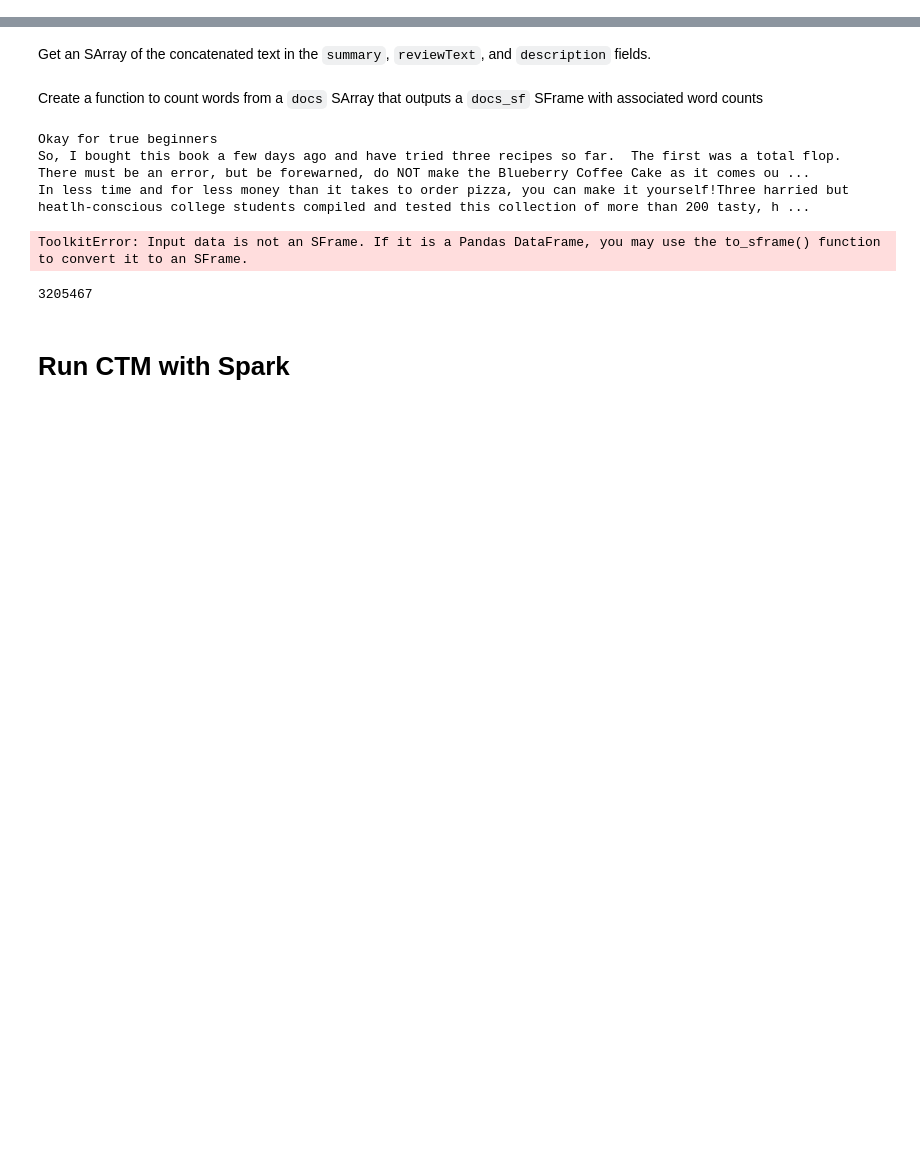
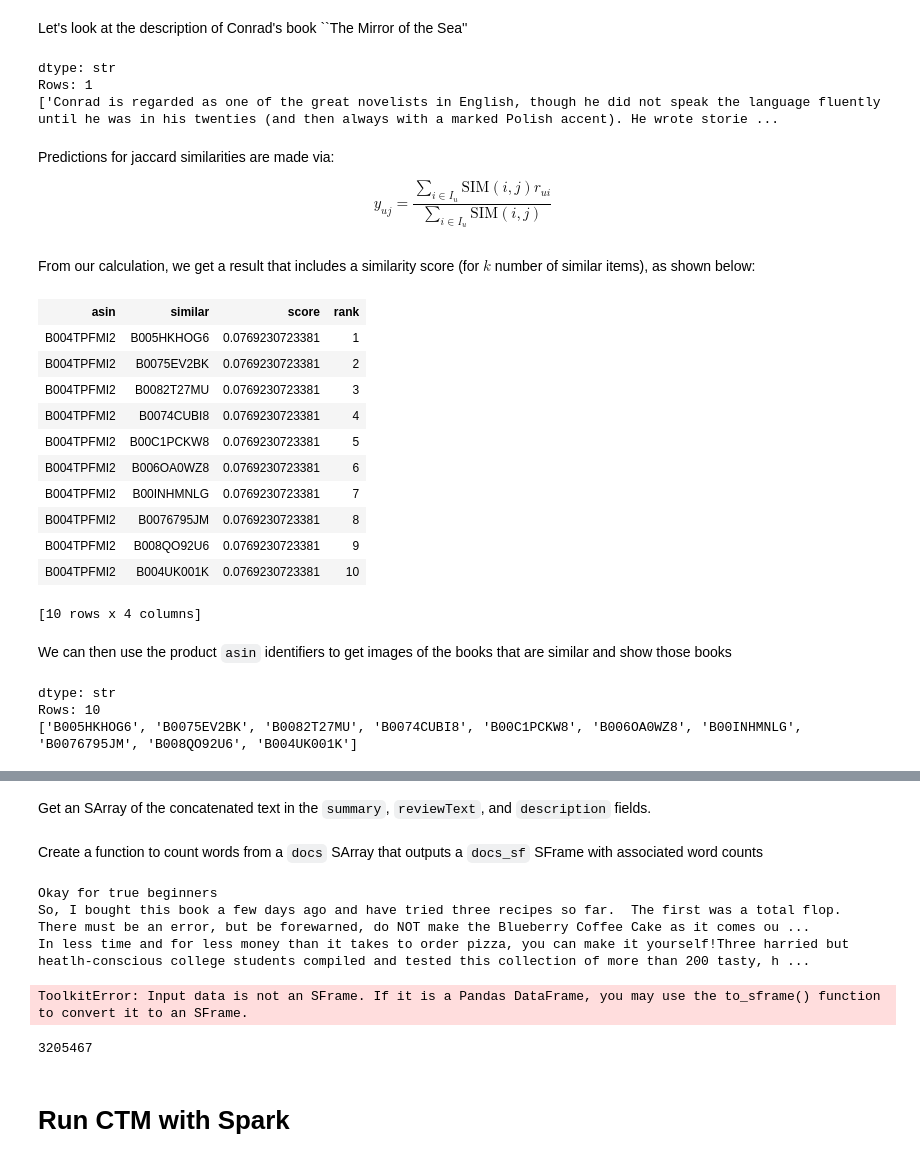
Before and after one commit to TZstatsADS/Spr2017-proj5-grp9, a Jupyter notebook: doc/main.ipynb, the cells around one changed output, grey strips where cells are left out. Cells and saved outputs as stored; diff of their text form; code cells hidden in the pictures; blank space fills up the shorter version.

Commit message:
added similarity model to main

```diff
--- a/doc/main.ipynb
+++ b/doc/main.ipynb
@@ -30,0 +14,17 @@ msf.column_names()
+# %%
+def isValidImg(url):
+    if url[-3:]!='jpg':
+        return False
+    else:
+        return True
+
+def getAsinRows(asin):
+    sf = meta.filter_by(asin, 'asin', exclude=False)
+    sf['prodImg'] = sf['imUrl'].apply(lambda x: gl.Image(x) if isValidImg(x) else gl.Image(path=None))
+    return(sf)
+
+def getPredefinedRelated(asin):
+    rel = rel.filter_by(asin,'asin', exclude=False)
+    search = gl.SArray(rel['bought'].unique())
+    sf = getAsinRows(search)
+    return(sf)
@@ -30,0 +47,7 @@ msf.column_names()
+# %%
+sm = gl.recommender.item_similarity_recommender.create(msf,
+                                                user_id='reviewerID',
+                                                item_id='asin',
+                                                target='overall',
+                                                only_top_k=50,
+                                                threshold=0.01)
@@ -30,0 +70,3 @@ msf.column_names()
+# %%
+sample_item = meta['asin'][52387]
+sample = getAsinRows(sample_item)
@@ -30,0 +78,39 @@ msf.column_names()
+# %% [markdown]
+Let's look at the description of Conrad's book ``The Mirror of the Sea''
+# %%
+sample['description']
+# %% [output]
+dtype: str
+Rows: 1
+['Conrad is regarded as one of the great novelists in English, though he did not speak the language fluently until he was in his twenties (and then always with a marked Polish accent). He wrote storie ...
+# %% [markdown]
+Predictions for jaccard similarities are made via:
+
+$$ y_{uj} = \frac{\sum_{i \in I_u} \mbox{SIM}(i,j) r_{ui}}{\sum_{i \in I_u} \mbox{SIM}(i,j)} $$
+# %%
+similar_items = sm.get_similar_items(sample['asin'])
+# %% [markdown]
+From our calculation, we get a result that includes a similarity score (for $k$ number of similar items), as shown below:
+# %%
+similar_items.head()
+# %% [output]
+| asin | similar | score | rank |
+| B004TPFMI2 | B005HKHOG6 | 0.0769230723381 | 1 |
+| B004TPFMI2 | B0075EV2BK | 0.0769230723381 | 2 |
+| B004TPFMI2 | B0082T27MU | 0.0769230723381 | 3 |
+| B004TPFMI2 | B0074CUBI8 | 0.0769230723381 | 4 |
+| B004TPFMI2 | B00C1PCKW8 | 0.0769230723381 | 5 |
+| B004TPFMI2 | B006OA0WZ8 | 0.0769230723381 | 6 |
+| B004TPFMI2 | B00INHMNLG | 0.0769230723381 | 7 |
+| B004TPFMI2 | B0076795JM | 0.0769230723381 | 8 |
+| B004TPFMI2 | B008QO92U6 | 0.0769230723381 | 9 |
+| B004TPFMI2 | B004UK001K | 0.0769230723381 | 10 |
+[10 rows x 4 columns]
+# %% [markdown]
+We can then use the product `asin` identifiers to get images of the books that are similar and show those books
+# %%
+similar_items['similar']
+# %% [output]
+dtype: str
+Rows: 10
+['B005HKHOG6', 'B0075EV2BK', 'B0082T27MU', 'B0074CUBI8', 'B00C1PCKW8', 'B006OA0WZ8', 'B00INHMNLG', 'B0076795JM', 'B008QO92U6', 'B004UK001K']
```
Also changed, not shown: parts of 13 cells of this notebook.
